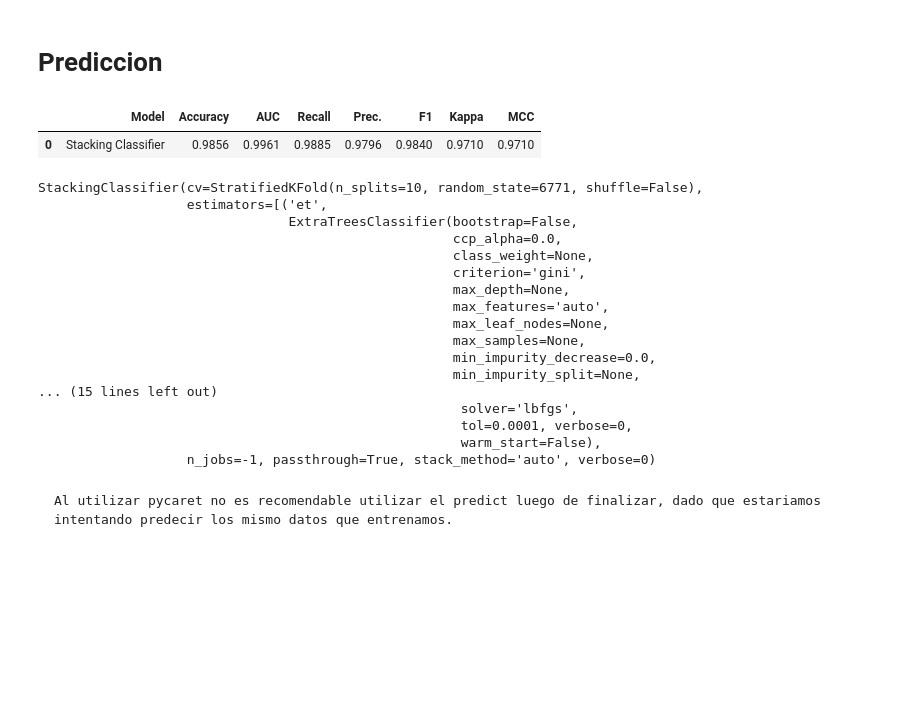
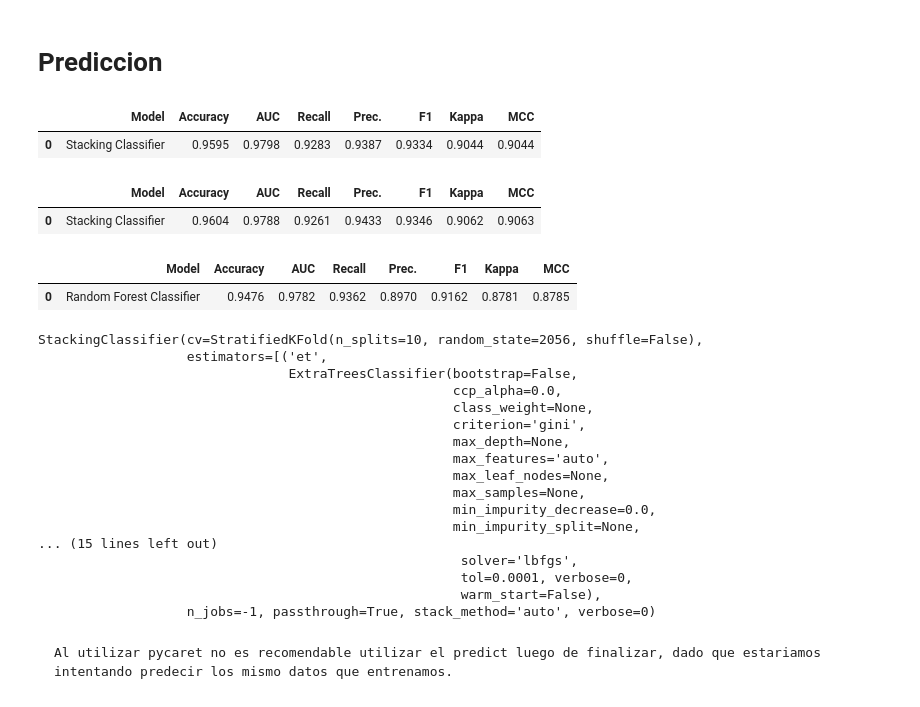
Before and after one commit to leobrandoon/marketing_datascience_binario, a Jupyter notebook: problema_mtk_lego.ipynb, the cells around one changed output. Saved outputs shown, nothing was run; the diff lists cells and outputs as text; code cells hidden in the pictures; blank space fills up the shorter version.

```diff
--- a/problema_mtk_lego.ipynb
+++ b/problema_mtk_lego.ipynb
@@ -566,8 +632,8 @@ blender = blend_models(top3)
 # %% [markdown]
 ## Stacker
 # %%
-exp_name = setup(data = df_over_oh,  target = 'y')
+exp_name = setup(data = df_over,  target = 'y')
 top3 = compare_models(n_select = 3)
-stacker = stack_models(top3, meta_model = lr)
+stacker = stack_models(top3)
 # %% [output]
 |  | Accuracy | AUC | Recall | Prec. | F1 | Kappa | MCC |
@@ -585,0 +652,2 @@ stacker = stack_models(top3, meta_model = lr)
+# %%
+calibrated_dt = calibrate_model (stacker)
@@ -595,16 +687,26 @@ stacker = stack_models(top3, meta_model = lr)
 # %% [markdown]
 # Prediccion
 # %%
-predict_model(stacker);
+predict_model(calibrated_dt);
 # %% [output]
 |  | Model | Accuracy | AUC | Recall | Prec. | F1 | Kappa | MCC |
-| 0 | Stacking Classifier | 0.9856 | 0.9961 | 0.9885 | 0.9796 | 0.9840 | 0.9710 | 0.9710 |
+| 0 | Stacking Classifier | 0.9595 | 0.9798 | 0.9283 | 0.9387 | 0.9334 | 0.9044 | 0.9044 |
+# %%
+predict_model(stacker);
+# %% [output]
+|  | Model | Accuracy | AUC | Recall | Prec. | F1 | Kappa | MCC |
+| 0 | Stacking Classifier | 0.9604 | 0.9788 | 0.9261 | 0.9433 | 0.9346 | 0.9062 | 0.9063 |
+# %%
+predict_model(rf);
+# %% [output]
+|  | Model | Accuracy | AUC | Recall | Prec. | F1 | Kappa | MCC |
+| 0 | Random Forest Classifier | 0.9476 | 0.9782 | 0.9362 | 0.8970 | 0.9162 | 0.8781 | 0.8785 |
 # %%
 rf_final = finalize_model(stacker)
 #Parámetros finales del modelo Random Forest para su despliegue a producción
 print(rf_final)
 # %% [output]
-StackingClassifier(cv=StratifiedKFold(n_splits=10, random_state=6771, shuffle=False),
+StackingClassifier(cv=StratifiedKFold(n_splits=10, random_state=2056, shuffle=False),
                    estimators=[('et',
                                 ExtraTreesClassifier(bootstrap=False,
                                                      ccp_alpha=0.0,
```
Also changed, not shown: parts of 24 cells of this notebook.
